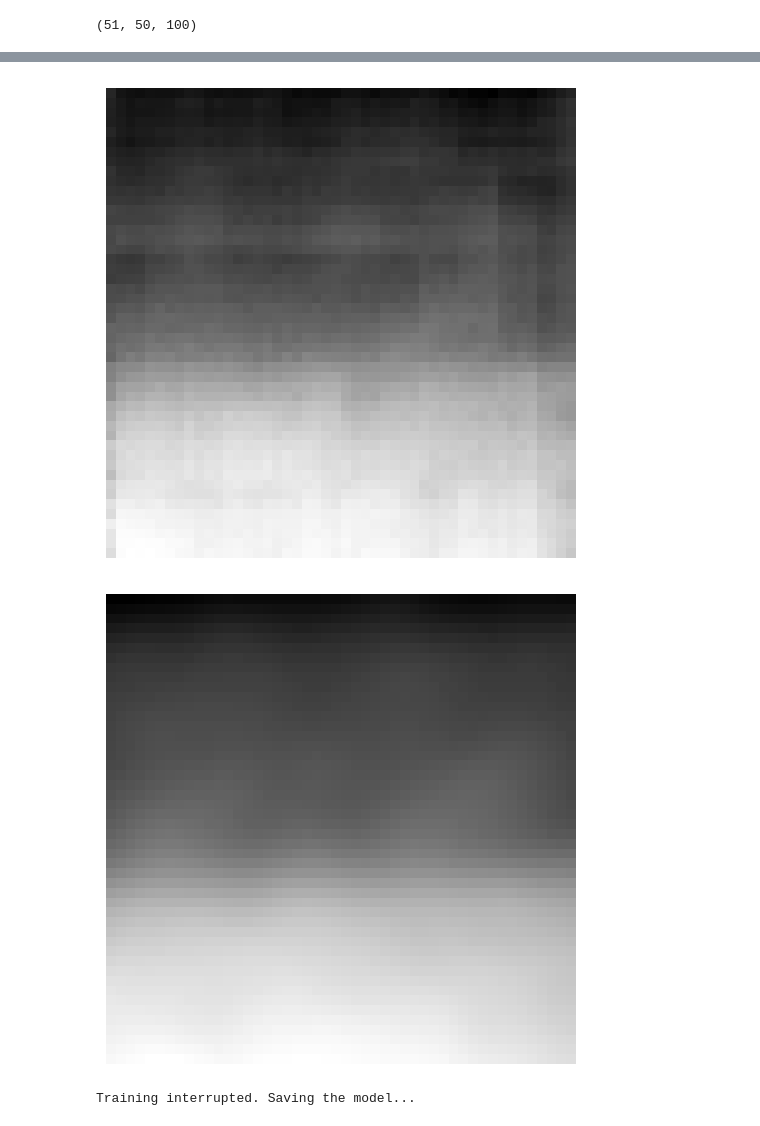
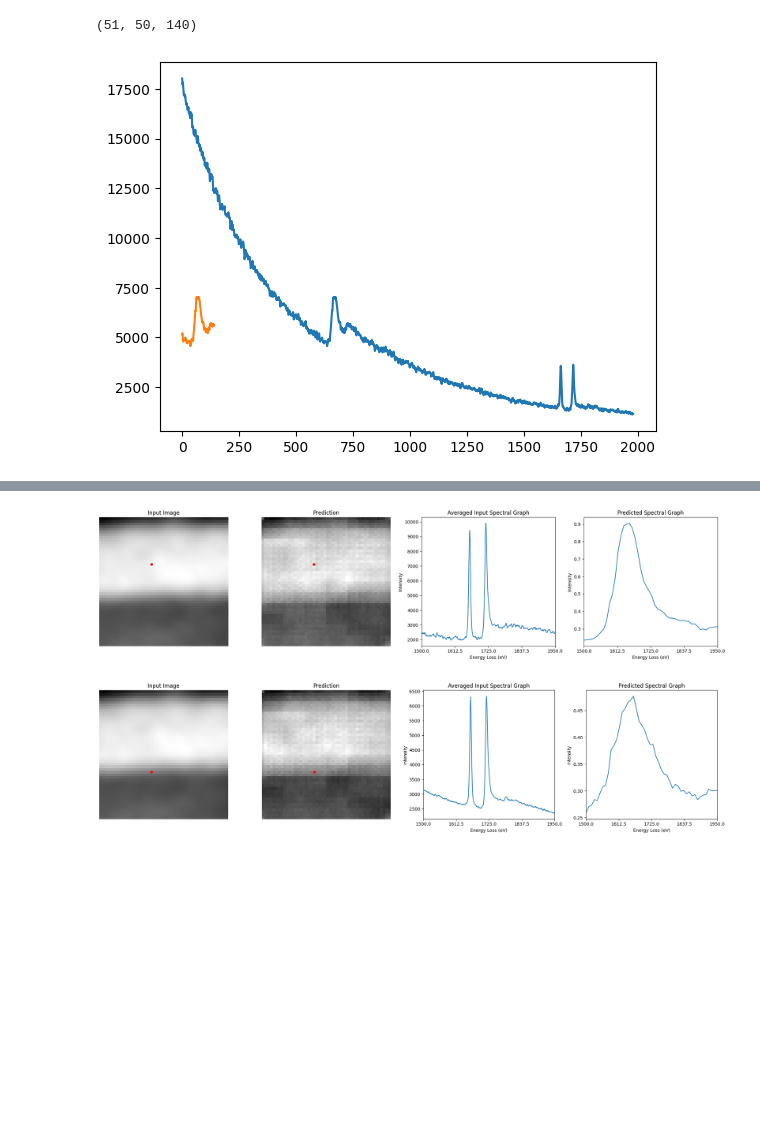
Before and after one commit to seyfal/VCAE, a Jupyter notebook: VCAE_training_3D.ipynb, the cells around one changed output, grey strips where cells are left out. Saved outputs shown, nothing was run; the diff lists cells and outputs as text; code cells hidden in the pictures; blank space fills up the shorter version.

```diff
--- a/VCAE_training_3D.ipynb
+++ b/VCAE_training_3D.ipynb
@@ -240,8 +240,10 @@ path = ""
 # Load the data with the specified energy range and resolution
 data = load_dm4_data(dm4_file)
 
+plt.plot(data[:3, :3, :].mean(axis = (0, 1)))
+
 # Specify the energy range and resolution
-energy_range = (500, 600)  # eV
+energy_range = (600, 740)  # eV
 ev_per_pixel = 0.05
 
 # Calculate the pixel indices corresponding to the energy range
@@ -253,8 +255,17 @@ data = data[:, :, start_pixel:end_pixel]
 
 # show the shape of the data
 print(data.shape)
+
+# show the shape of the data
+plt.plot(data[:3, :3, :].mean(axis = (0, 1)))
+plt.show()
+
+#! APPLY 2D Smoothing before feeding to the model
+#! generate the image where every pixel ( spectrum ) is the average of 3 by 3 pixels, also try training only on the "white part"
+#! try to overtrain by making it bigger if nothing else works
 # %% [output]
-(51, 50, 100)
+(51, 50, 140)
+[figure, added]
 # %%
 train_images = preprocess_3d_images(data, size=SIZE, sigma=SIGMA)
 
@@ -273,6 +337,6 @@ test_sample = next(iter(train_loader))[0][:num_examples_to_generate].to(device)
 # %%
 # Generate initial images
-generate_images(model, 0, test_sample)
+visualize_inference(model, test_sample[0], data, window_size=3)
 
 # Training loop
 try:
@@ -297,7 +361,7 @@ try:
 
         display.clear_output(wait=False)
         print(f'Epoch: {epoch}, Test set ELBO: {test_loss:.4f}, time elapsed for current epoch: {end_time - start_time:.2f}s')
-        generate_images(model, epoch, test_sample)
+        visualize_inference(model, test_sample[0], data, window_size=3)
 
 except KeyboardInterrupt:
     print("Training interrupted. Saving the model...")
@@ -306,5 +370,7 @@ Epoch: 193, Test set ELBO: 65972.9844, time elapsed for current epoch: 0.20s
-[figure, old version]
+[figure, new version]
-[figure, removed]
-Training interrupted. Saving the model...
+# %%
+visualize_inference(model, test_sample[0], data, window_size=20)
+# %% [output]
+[figure, added]
 # %%
 torch.save(model.state_dict(), path + 'cvae3d.pth')
```
Also changed, not shown: parts of 3 cells of this notebook, 5 other files.
